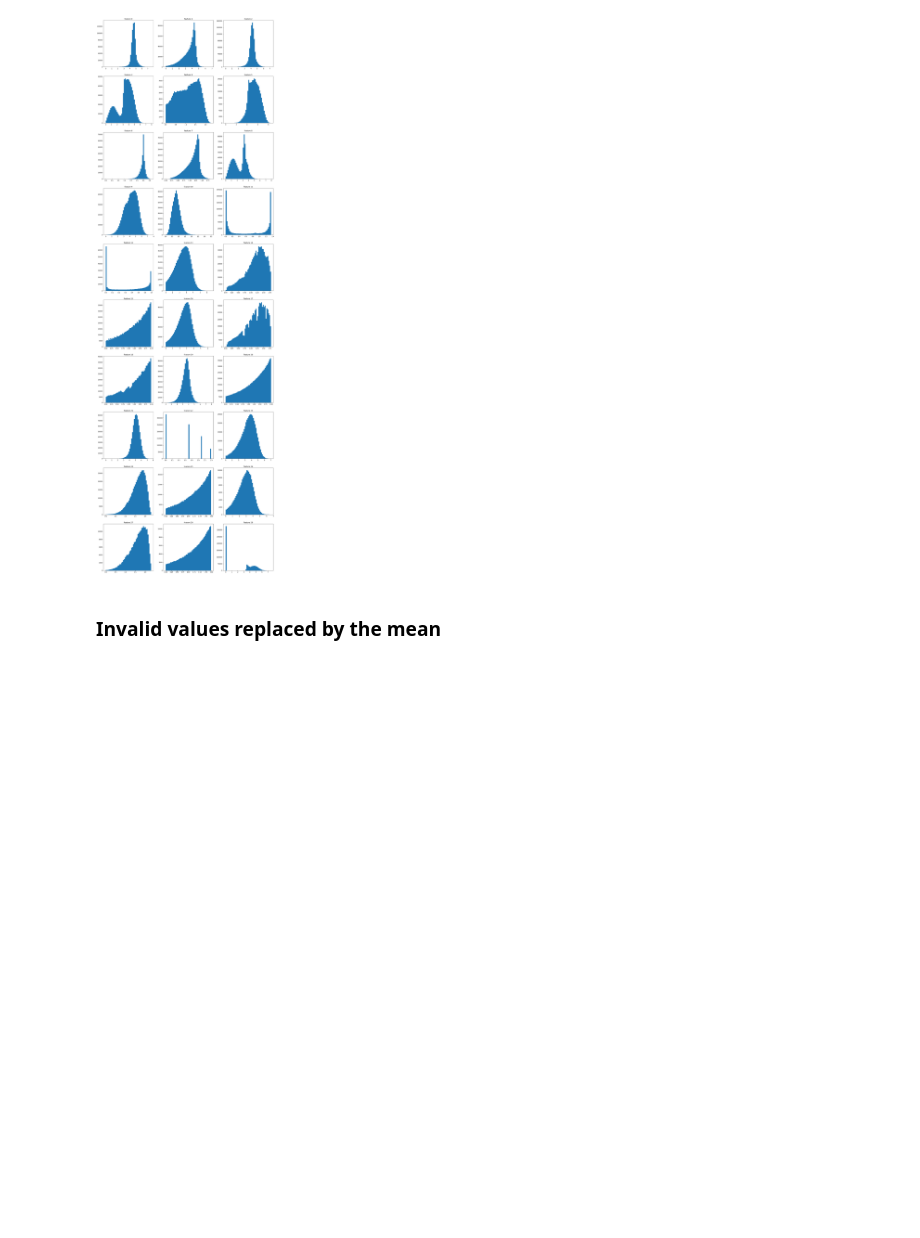
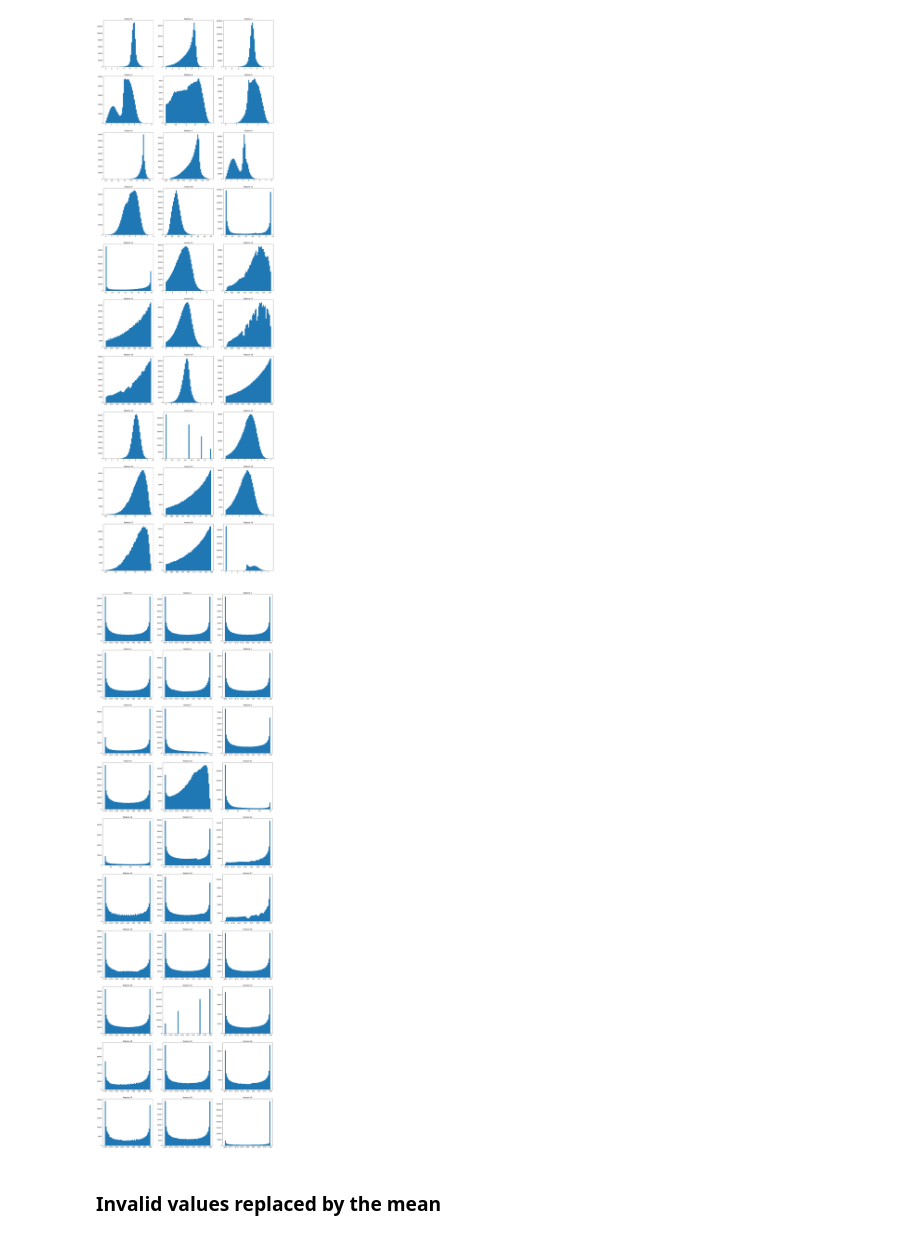
Before and after one commit to gregunz/MachineLearning2017, a Jupyter notebook: project01/implementation/gregunz/run.ipynb, the cells around one changed output. Saved outputs shown, nothing was run; the diff lists cells and outputs as text; code cells hidden in the pictures; blank space fills up the shorter version.

```diff
--- a/project01/implementation/gregunz/run.ipynb
+++ b/project01/implementation/gregunz/run.ipynb
@@ -48,6 +50,10 @@ x_min_values.shape
 display_features(np.log(x_brute - x_min_values + 1), ~mask_invalid, bins=50)
 # %% [output]
 [figure]
+# %%
+display_features(np.cos(x_brute), ~mask_invalid, bins=50)
+# %% [output]
+[figure, added]
 # %% [markdown]
 ### Invalid values replaced by the mean
 # %%
```
Also changed, not shown: parts of 14 cells of this notebook, 1 other file.
